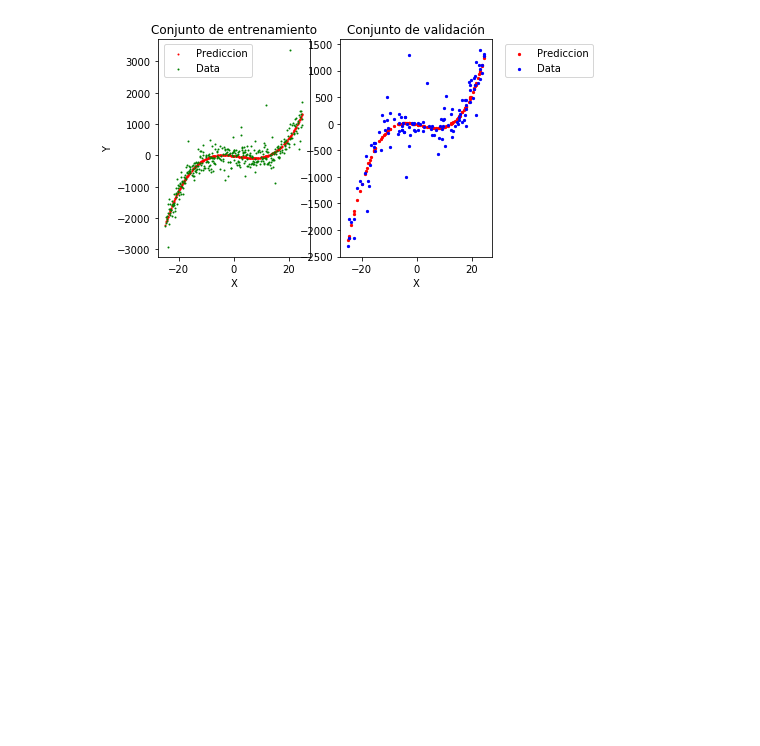
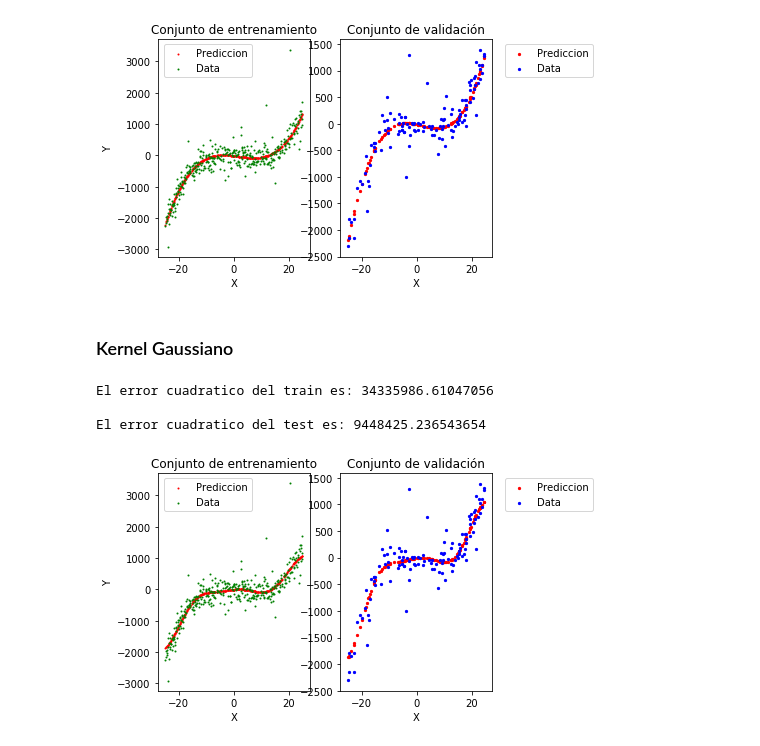
Before and after one commit to martinKindall/aprendizaje_bayesiano, a Jupyter notebook: Tarea1/tarea1_martin_cornejo.ipynb, the cells around one changed output. Cells and saved outputs as stored; diff of their text form; code cells hidden in the pictures; blank space fills up the shorter version.

```diff
--- a/Tarea1/tarea1_martin_cornejo.ipynb
+++ b/Tarea1/tarea1_martin_cornejo.ipynb
@@ -186,3 +188,46 @@ El error cuadratico del train es: 34050753.326247945
 
 El error cuadratico del test es: 9232176.105652189
 [figure]
+# %% [markdown]
+### Kernel Gaussiano
+# %%
+ker_regr = KernelRidge(kernel="rbf", gamma=0.007)
+
+x_train = training[:,0].reshape(-1, 1)
+y_train = training[:,1].reshape(-1, 1)
+
+#pdb.set_trace()
+
+x_test = test[:,0].reshape(-1, 1)
+y_test = test[:,1].reshape(-1, 1)
+
+#entrenamiento
+ker_regr.fit(x_train, y_train)
+
+#prediccicones
+ker_pred_cal_train = ker_regr.predict(x_train)
+ker_pred_cal_test = ker_regr.predict(x_test)
+
+f, figures = plt.subplots(1, 2)
+figures[0].scatter(training[:,0],ker_pred_cal_train, c ='r', s=1)
+figures[0].scatter(training[:,0],training[:,1], c='g', s=1)
+figures[0].set_xlabel("X")
+figures[0].set_ylabel("Y")
+figures[0].set_title("Conjunto de entrenamiento")
+figures[0].legend(["Prediccion","Data"], bbox_to_anchor=(0.65, 1))
+
+figures[1].scatter(test[:,0],ker_pred_cal_test, c ='r', s=5)
+figures[1].scatter(test[:,0],test[:,1], c='b', s=5)
+figures[1].set_xlabel("X")
+figures[1].set_title("Conjunto de validación")
+figures[1].legend(["Prediccion","Data"], bbox_to_anchor=(1.05, 1))
+
+print("")
+print("El error cuadratico del train es: " + str(errorCuadratico(x_train,ker_pred_cal_train, y_train)))
+print("")
+print("El error cuadratico del test es: " + str(errorCuadratico(x_test,ker_pred_cal_test, y_test)))
+# %% [output]
+El error cuadratico del train es: 34335986.61047056
+
+El error cuadratico del test es: 9448425.236543654
+[figure, added]
```
Also changed, not shown: parts of 1 cell of this notebook.
